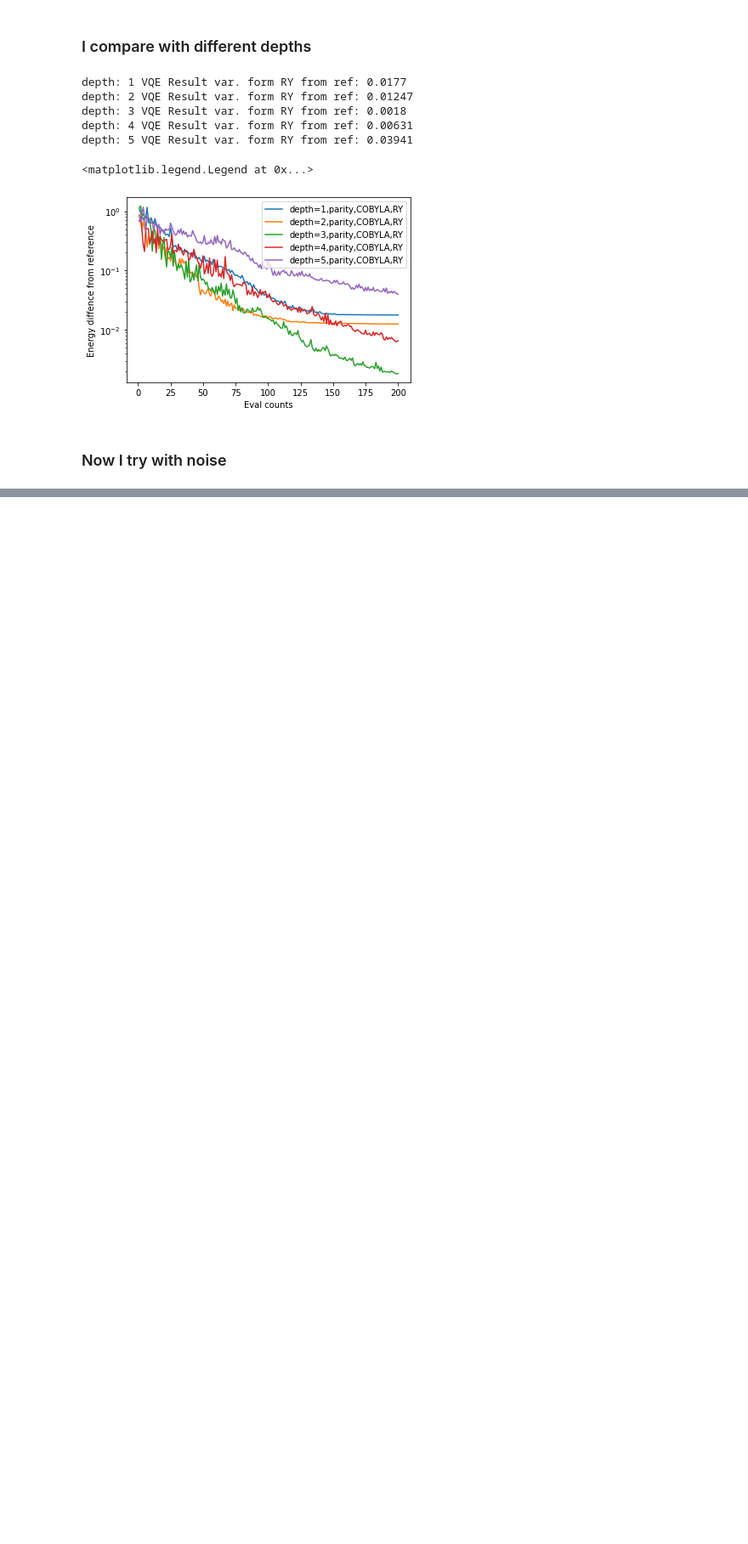
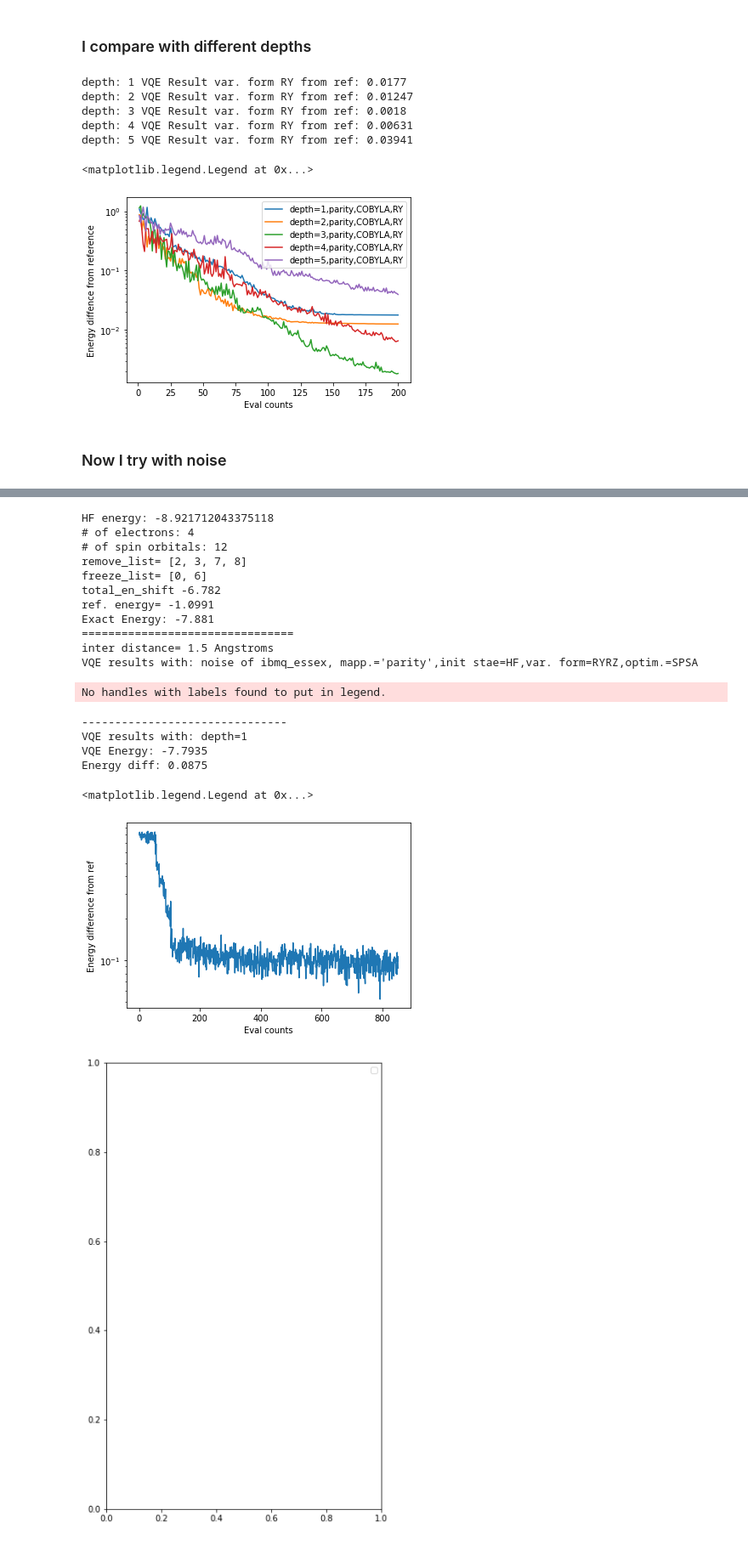
Before and after one commit to filippotramonto/QGSS-FinalProjectTeam47, a Jupyter notebook: FinalProjectTeam47.ipynb, the cells around one changed output, grey strips where cells are left out. Shown: that part at 85% size. Drawn from its saved outputs; the diff is of its cells as text; code cells hidden in the pictures; blank space fills up the shorter version.

Commit message:
added sim with noise

```diff
--- a/FinalProjectTeam47.ipynb
+++ b/FinalProjectTeam47.ipynb
@@ -380,0 +407,78 @@ plt.legend()
+# %%
+inter_dist = 1.5
+map_type='parity'
+
+qubitOp, num_spin_orbitals, num_particles, qubit_reduction, total_en_shift = compute_LiH_qubitOp(
+    map_type,
+    inter_dist)
+print("total_en_shift",np.round(total_en_shift,4))
+
+ref = exact_solver(qubitOp)
+print("ref. energy=",np.round(np.real(ref[0]),4))
+
+exact_energy = np.real(ref[0] + total_en_shift)
+print("Exact Energy:", np.round(exact_energy,4))
+
+initial_state = HartreeFock(
+    num_spin_orbitals,
+    num_particles,
+    qubit_mapping=map_type)
+
+chip_name = 'ibmq_essex'
+device = provider.get_backend(chip_name)
+coupling_map = device.configuration().coupling_map
+noise_model = NoiseModel.from_backend(device.properties())
+
+simulator = Aer.get_backend('qasm_simulator')
+
+quantum_instance = QuantumInstance(backend=simulator,
+                                   shots=1000,
+                                   noise_model=noise_model,
+                                   coupling_map=coupling_map,
+                                   measurement_error_mitigation_cls=CompleteMeasFitter,
+                                   cals_matrix_refresh_period=30)
+print("================================")
+print("inter distance=",inter_dist,"Angstroms")
+print("VQE results with: noise of ibmq_essex, mapp.='parity',init stae=HF,var. form=RYRZ,optim.=SPSA")
+depth=1
+num_qubits = qubitOp.num_qubits
+var_form = RYRZ(num_qubits=num_qubits, depth=depth)
+optimizer = SPSA(max_trials=400)
+counts=[]
+values=[]
+params=[]
+deviation=[]
+vqe = VQE(qubitOp, var_form, optimizer, callback=store_intermediate_result)
+vqe_result = np.real(vqe.run(quantum_instance)['eigenvalue'])
+print("-------------------------------")
+print("VQE results with: depth="+str(depth))
+print("VQE Energy:",np.round(vqe_result+total_en_shift,5))
+print("Energy diff:", np.round(vqe_result-np.real(ref[0]),4))
+en_diff = values - np.real(ref[0])
+plt.figure(figsize=(8,6))
+plt.plot(counts,en_diff,label="Noise,depth="+str(depth)+",parity,SPSA,RYRZ")
+
+plt.xlabel('Eval counts')
+plt.ylabel('Energy difference from ref')
+plt.yscale("log")
+plt.legend()
+# %% [output]
+HF energy: -8.921712043375118
+# of electrons: 4
+# of spin orbitals: 12
+remove_list= [2, 3, 7, 8]
+freeze_list= [0, 6]
+total_en_shift -6.782
+ref. energy= -1.0991
+Exact Energy: -7.881
+================================
+inter distance= 1.5 Angstroms
+VQE results with: noise of ibmq_essex, mapp.='parity',init stae=HF,var. form=RYRZ,optim.=SPSA
+No handles with labels found to put in legend.
+-------------------------------
+VQE results with: depth=1
+VQE Energy: -7.7935
+Energy diff: 0.0875
+<matplotlib.legend.Legend at 0x...>
+[figure, added]
+[figure, added]
```
Also changed, not shown: parts of 25 cells of this notebook.
